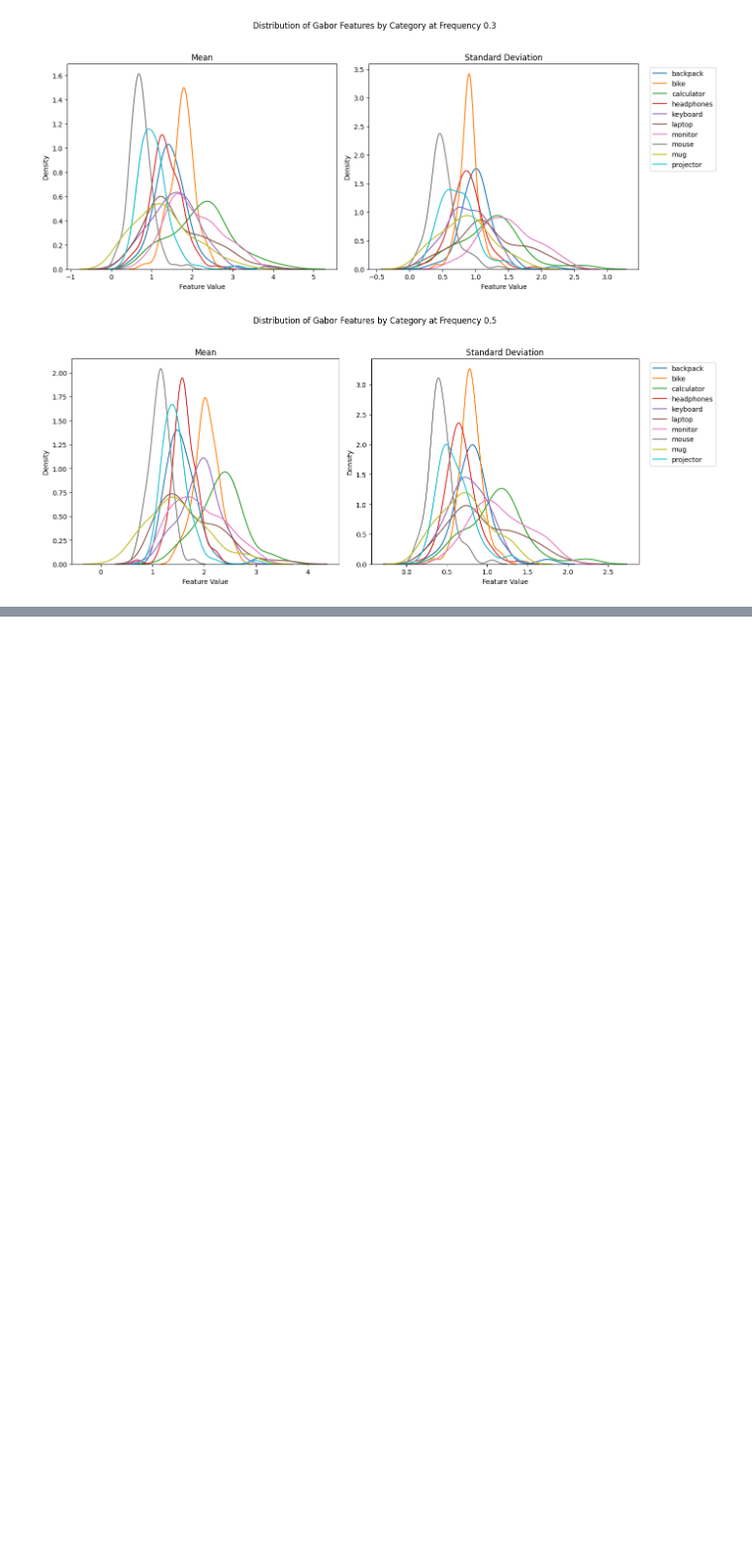
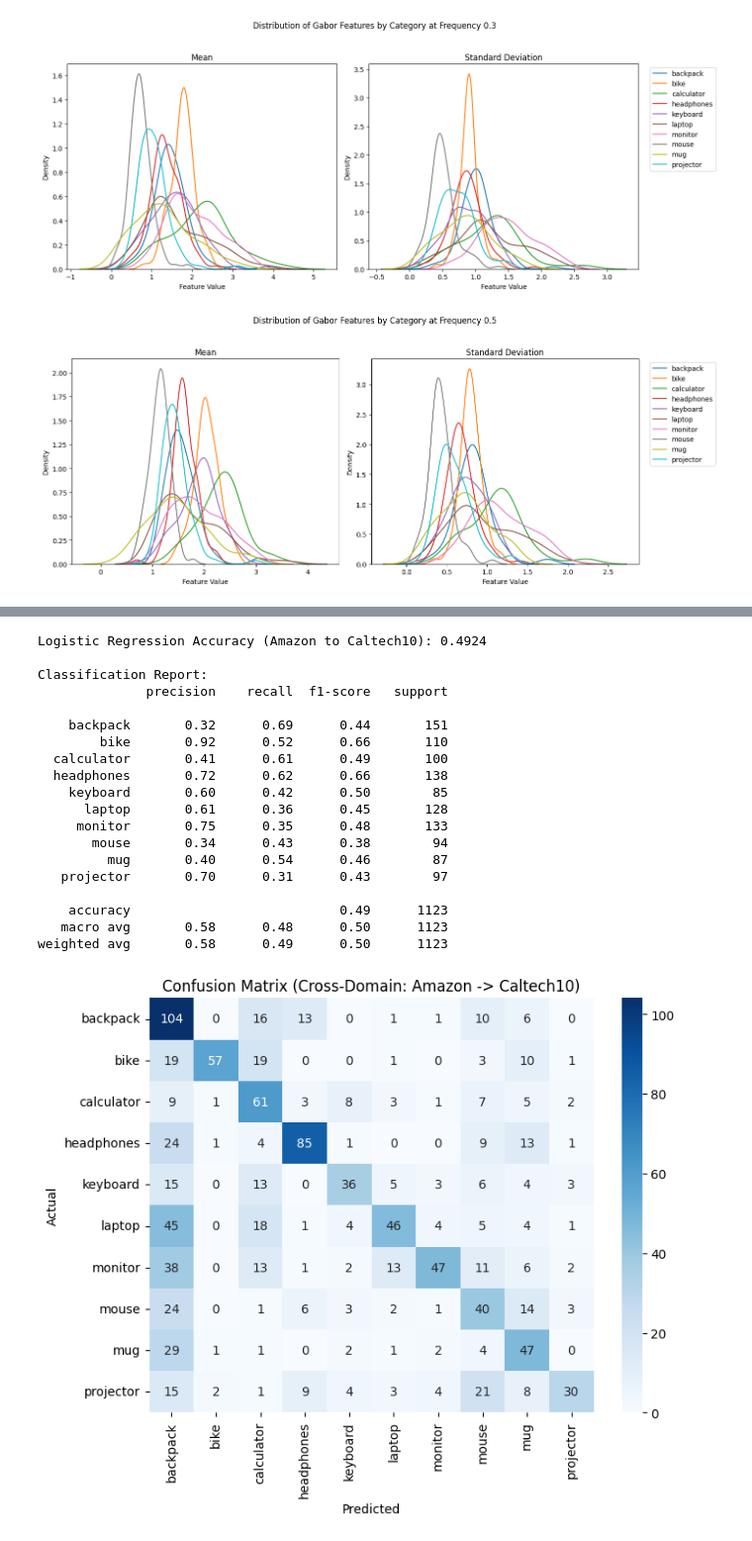
Before and after one commit to kennyalexlin/W281-Domain-Adaptation-Final-Project, a Jupyter notebook: lbp_code.ipynb, the cells around one changed output, grey strips where cells are left out. Shown at 99% size. Cells and saved outputs as stored; diff of their text form; code cells hidden in the pictures; blank space fills up the shorter version.

```diff
--- a/lbp_code.ipynb
+++ b/lbp_code.ipynb
@@ -481,0 +606,73 @@ Epoch [12/50], Loss: 0.2622
+# %%
+from sklearn.linear_model import LogisticRegression
+from sklearn.metrics import accuracy_score, classification_report, confusion_matrix
+from sklearn.preprocessing import StandardScaler
+
+# Train Logistic Regression on Amazon (Training + Validation Split)
+scaler = StandardScaler()
+X_train_svm = scaler.fit_transform(amazon_train_features)  # Standardize Amazon training features
+X_val_svm = scaler.transform(amazon_val_features)  # Standardize Amazon validation features
+
+# Combine train and validation for final training
+X_amazon_full = np.concatenate([X_train_svm, X_val_svm], axis=0)
+y_amazon_full = np.concatenate([amazon_train_labels, amazon_val_labels], axis=0)
+
+# Train Logistic Regression on Amazon features
+log_reg = LogisticRegression(max_iter=1000, random_state=42)
+log_reg.fit(X_amazon_full, y_amazon_full)
+
+# Extract features for Caltech10 using the same model
+caltech_features = []
+caltech_labels = []
+
+with torch.no_grad():
+    for images, labels in caltech_loader:
+        images = images.to(device)
+        features = penultimate_layer_model(images)  # Extract penultimate features
+        features = features.view(features.size(0), -1)  # Flatten features
+        caltech_features.append(features.cpu().numpy())
+        caltech_labels.append(labels.cpu().numpy())
+
+caltech_features = np.concatenate(caltech_features, axis=0)
+caltech_labels = np.concatenate(caltech_labels, axis=0)
+
+X_caltech = scaler.transform(caltech_features)
+
+# Test Logistic Regression on Caltech10
+y_pred_caltech = log_reg.predict(X_caltech)
+
+# Evaluate Caltech10
+accuracy = accuracy_score(caltech_labels, y_pred_caltech)
+print(f"Logistic Regression Accuracy (Amazon to Caltech10): {accuracy:.4f}")
+print("\nClassification Report:")
+print(classification_report(caltech_labels, y_pred_caltech, target_names=list(caltech_label_map.keys())))
+
+# Plot confusion matrix
+conf_matrix = confusion_matrix(caltech_labels, y_pred_caltech)
+plt.figure(figsize=(8, 6))
+sns.heatmap(conf_matrix, annot=True, fmt="d", cmap="Blues", xticklabels=list(caltech_label_map.keys()), yticklabels=list(caltech_label_map.keys()))
+plt.title("Confusion Matrix (Cross-Domain: Amazon -> Caltech10)")
+plt.xlabel("Predicted")
+plt.ylabel("Actual")
+plt.show()
+# %% [output]
+Logistic Regression Accuracy (Amazon to Caltech10): 0.4924
+
+Classification Report:
+              precision    recall  f1-score   support
+
+    backpack       0.32      0.69      0.44       151
+        bike       0.92      0.52      0.66       110
+  calculator       0.41      0.61      0.49       100
+  headphones       0.72      0.62      0.66       138
+    keyboard       0.60      0.42      0.50        85
+      laptop       0.61      0.36      0.45       128
+     monitor       0.75      0.35      0.48       133
+       mouse       0.34      0.43      0.38        94
+         mug       0.40      0.54      0.46        87
+   projector       0.70      0.31      0.43        97
+
+    accuracy                           0.49      1123
+   macro avg       0.58      0.48      0.50      1123
+weighted avg       0.58      0.49      0.50      1123
+[figure, added]
```
Also changed, not shown: parts of 4 cells of this notebook, 8 other files.
